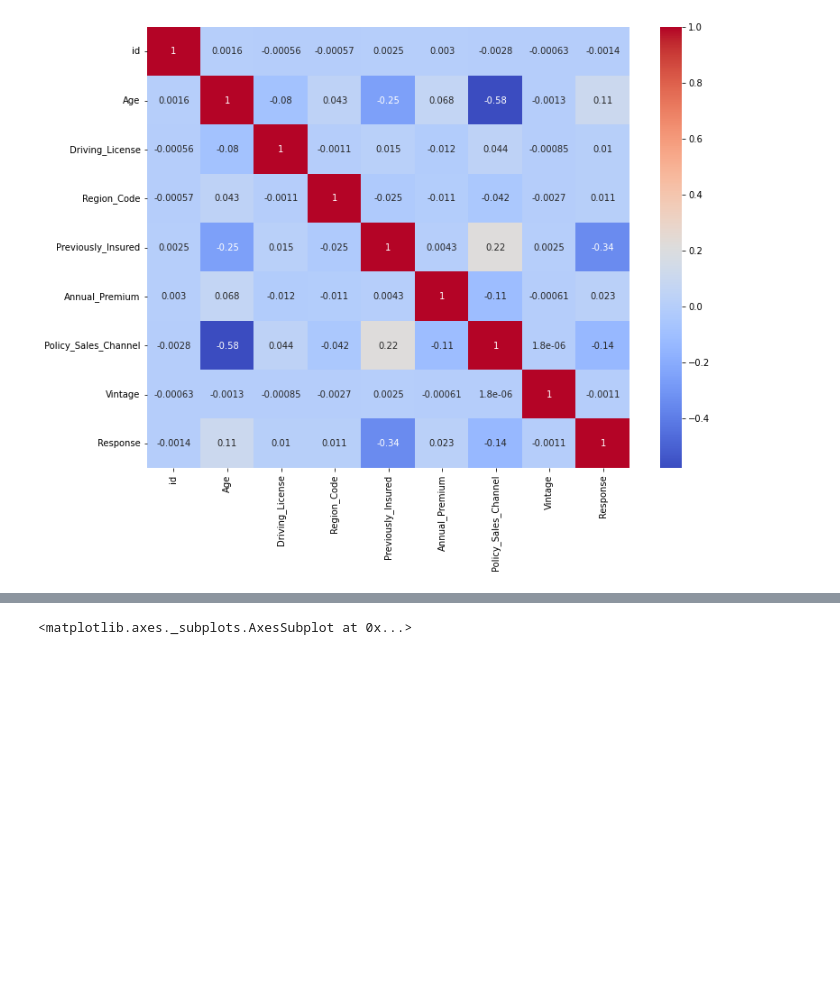
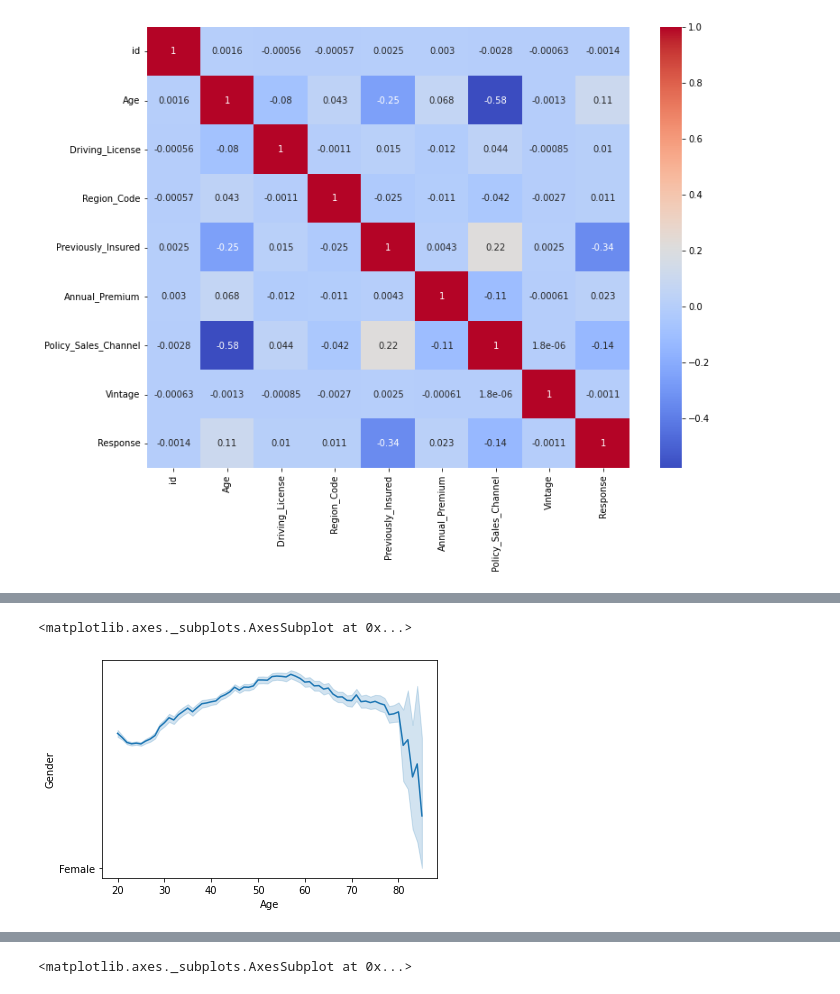
Before and after one commit to Saif-Khan435/Health-Insurance-Cross-Sell-Prediction, a Jupyter notebook: Mohammed_Saif_Khan_HEALTH_INSURANCE_CROSS_SELL_PREDICTION.ipynb, the cells around one changed output, grey strips where cells are left out. Cells and saved outputs as stored; diff of their text form; code cells hidden in the pictures; blank space fills up the shorter version.

```diff
--- a/Mohammed_Saif_Khan_HEALTH_INSURANCE_CROSS_SELL_PREDICTION.ipynb
+++ b/Mohammed_Saif_Khan_HEALTH_INSURANCE_CROSS_SELL_PREDICTION.ipynb
@@ -192,0 +177,5 @@ df.duplicated().sum()
+# %%
+sns.lineplot(df.Age,df.Gender)
+# %% [output]
+<matplotlib.axes._subplots.AxesSubplot at 0x...>
+[figure, added]
```
Also changed, not shown: parts of 57 cells of this notebook.
